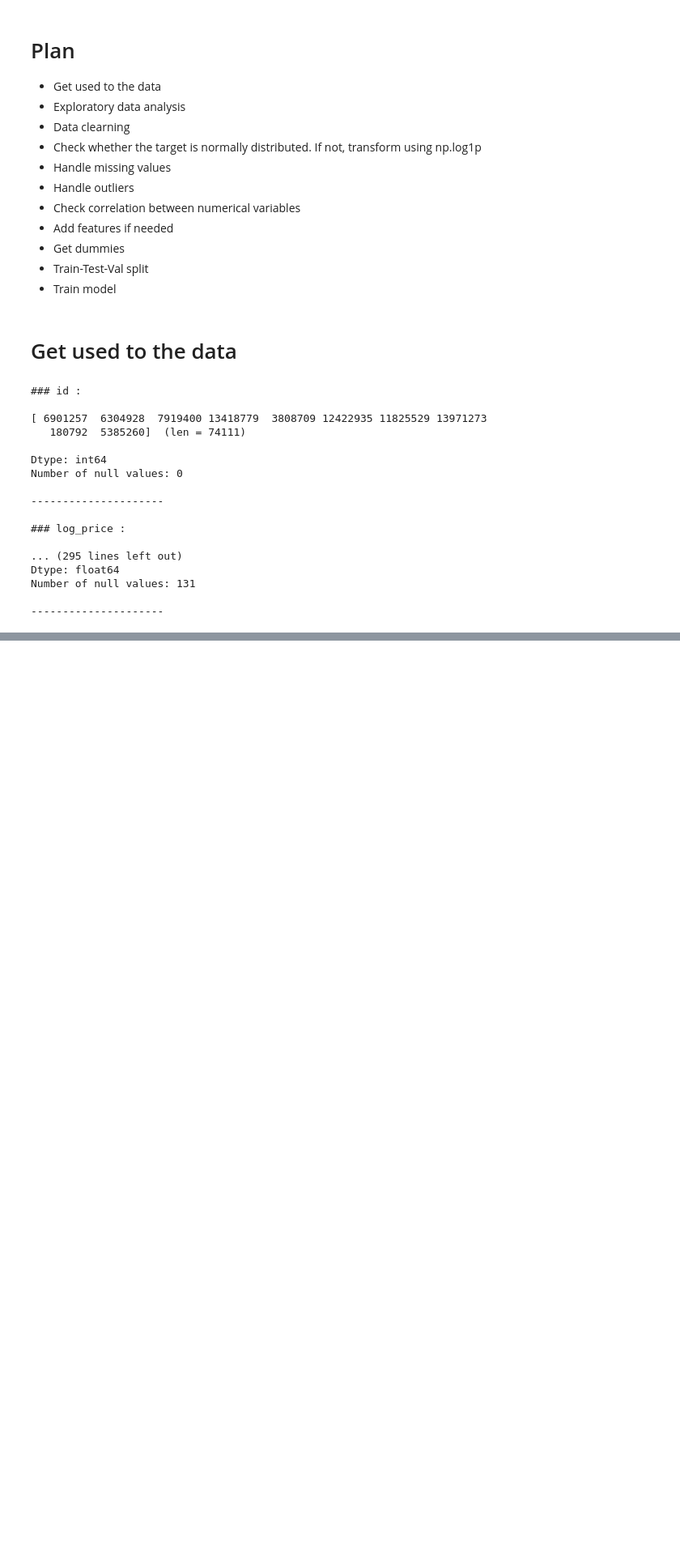
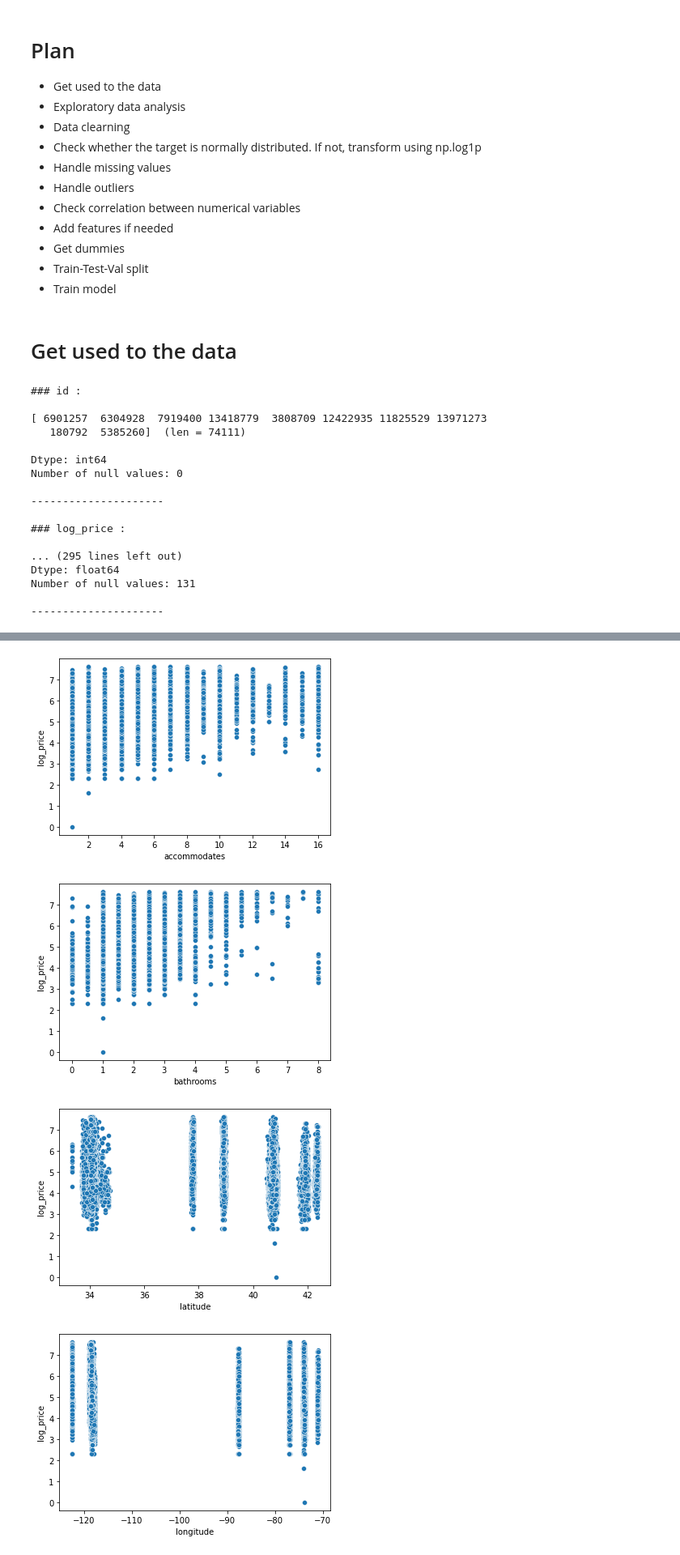
Before and after one commit to phantommarheaven7621/AirBnB-price-prediction, a Jupyter notebook: AirBnb_Price _Prediction.ipynb, the cells around one changed output, grey strips where cells are left out. Shown: that part at 81% size. Drawn from its saved outputs; the diff is of its cells as text; code cells hidden in the pictures; blank space fills up the shorter version.

```diff
--- a/AirBnb_Price _Prediction.ipynb
+++ b/AirBnb_Price _Prediction.ipynb
@@ -102,0 +232,17 @@ Number of null values: 131
+# %%
+#######################################
+# Numerical Variables (Multivariable) #
+#######################################
+
+num_cols = ['accommodates', 'bathrooms', 'latitude', 'longitude',
+            'number_of_reviews', 'review_scores_rating', 'bedrooms', 'beds',
+            'amenities_count', 'description_count', 'host_response_rate']
+
+for col in num_cols:
+    sns.scatterplot(data=df, x=col, y='log_price')
+    plt.show()
+# %% [output]
+[figure, added]
+[figure, added]
+[figure, added]
+[figure, added]
```
Also changed, not shown: parts of 21 cells of this notebook.
